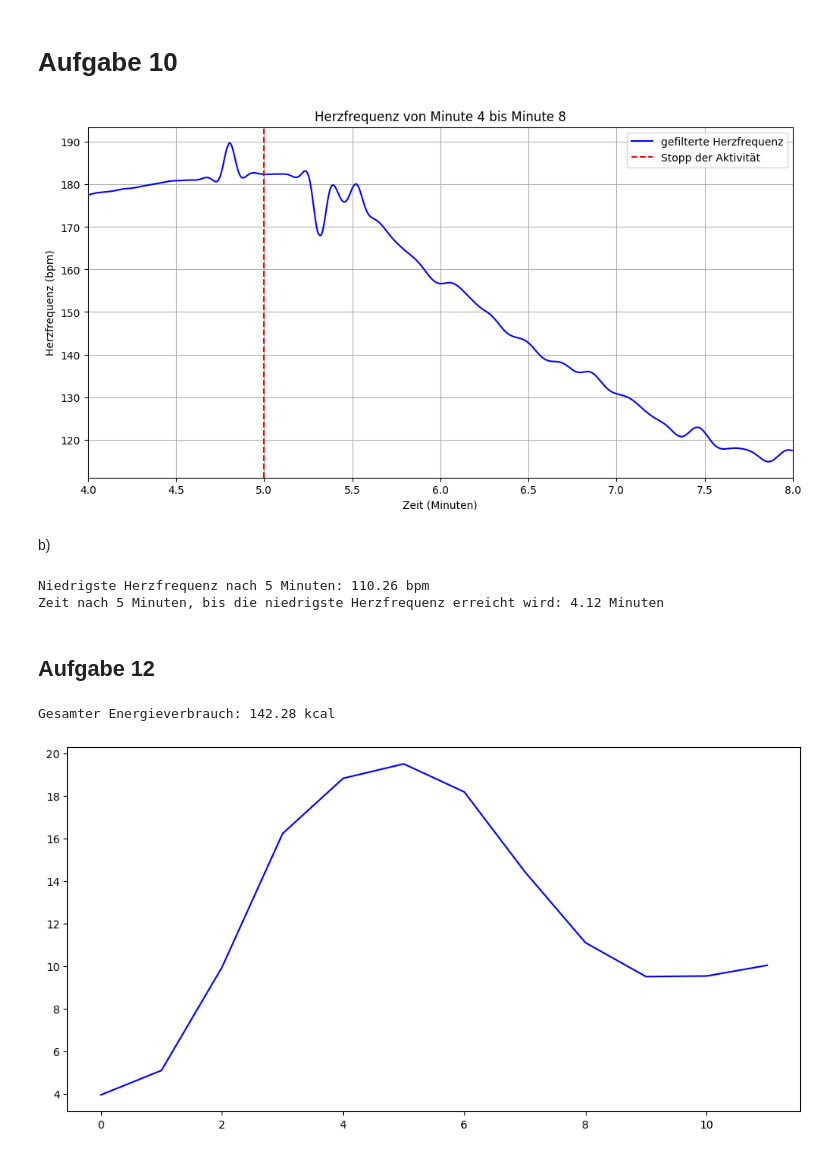
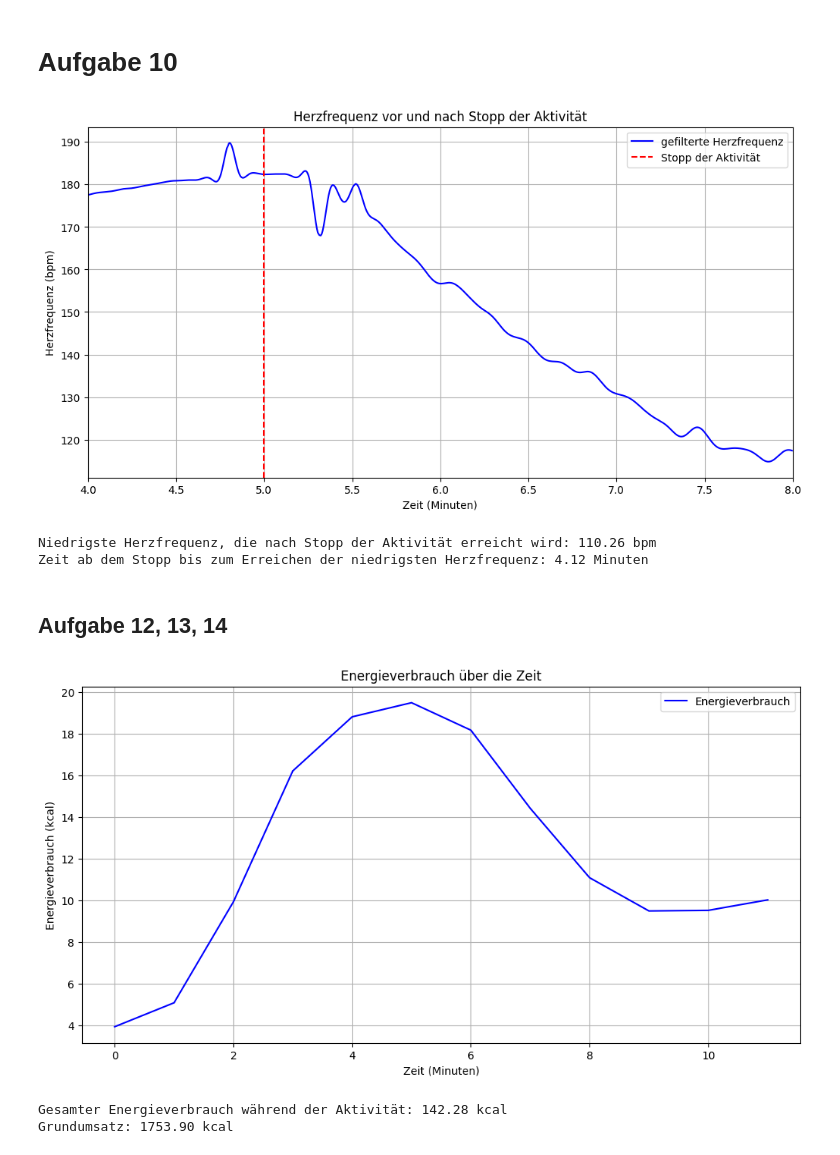
Before and after one commit to VPaulineC/Praktikum-2, a Jupyter notebook: Praktikum_2.ipynb, the cells around one changed output. Drawn from its saved outputs; the diff is of its cells as text; code cells hidden in the pictures.

```diff
--- a/Praktikum_2.ipynb
+++ b/Praktikum_2.ipynb
@@ -466,74 +402,87 @@ Die Dynamik des Herzfrequenzanstiegs zeigt sich, weil der Körper Zeit benötigt
 # %%
 start_time = 4  # Startzeit in Minuten
 end_time = 8  # Endzeit in Minuten
 mask = (heart_rate_time >= start_time) & (heart_rate_time <= end_time)
 heart_rate_time_segment = heart_rate_time[mask]
 heart_rate_filt_segment = heart_rate_filt[mask]
 
 # Plot der Herzfrequenz (4 bis 8 Minuten)
 plt.figure(figsize=(12, 6))
 plt.plot(heart_rate_time_segment, heart_rate_filt_segment, label='gefilterte Herzfrequenz', color='b')
 
 # Markierung bei Minute 5
 plt.axvline(x=5, color='r', linestyle='--', label='Stopp der Aktivität')
 
-plt.title('Herzfrequenz von Minute 4 bis Minute 8')
+plt.title('Herzfrequenz vor und nach Stopp der Aktivität')
 plt.xlabel('Zeit (Minuten)')
 plt.ylabel('Herzfrequenz (bpm)')
 plt.legend()
 plt.grid()
 plt.xlim([start_time, end_time])  # Begrenzung auf 4 bis 8 Minuten
 plt.show()
 # %% [output]
-[figure, old version]
+[figure, new version]
-# %% [markdown]
-b)
 # %%
-# Schritt 1: Ab der fünften Minute die Herzfrequenz extrahieren
-time_threshold = 5  # in Minuten
+# Ab der fünften Minute die Herzfrequenz extrahieren
+time_threshold = 5
 after_five_minutes = heart_rate_time >= time_threshold
 heart_rate_after_five = heart_rate_filt[after_five_minutes]
 time_after_five = heart_rate_time[after_five_minutes]
 
-# Schritt 2: Niedrigste Herzfrequenz finden
+# Niedrigste Herzfrequenz finden
 min_heart_rate = np.min(heart_rate_after_five)
 min_heart_rate_time = time_after_five.iloc[np.argmin(heart_rate_after_five)]
 
-# Ausgabe des niedrigsten Herzfrequenzwerts und der Zeit, bis er nach 5 Minuten erreicht wird
-print(f"Niedrigste Herzfrequenz nach 5 Minuten: {min_heart_rate:.2f} bpm")
-print(f"Zeit nach 5 Minuten, bis die niedrigste Herzfrequenz erreicht wird: {min_heart_rate_time - time_threshold:.2f} Minuten")
+# Ausgabe der niedrigsten Herzfrequenz
+print(f"Niedrigste Herzfrequenz, die nach Stopp der Aktivität erreicht wird: {min_heart_rate:.2f} bpm")
+print(f"Zeit ab dem Stopp bis zum Erreichen der niedrigsten Herzfrequenz: {min_heart_rate_time - time_threshold:.2f} Minuten")
 # %% [output]
-Niedrigste Herzfrequenz nach 5 Minuten: 110.26 bpm
-Zeit nach 5 Minuten, bis die niedrigste Herzfrequenz erreicht wird: 4.12 Minuten
+Niedrigste Herzfrequenz, die nach Stopp der Aktivität erreicht wird: 110.26 bpm
+Zeit ab dem Stopp bis zum Erreichen der niedrigsten Herzfrequenz: 4.12 Minuten
 # %% [markdown]
-## Aufgabe 12
+## Aufgabe 12, 13, 14
 # %%
+# gesamte Herzfrequenz
 heartrate_ges = []
 for i in range(0,len(heart_rate_filt),131):
     hr_min = np.mean(heart_rate_filt[i:(i+131)])
     heartrate_ges.append(float(hr_min))
 
-#print(herzrate_ges)
+#print(heartrate_ges)
 
+# Variablen definieren
 energy_ges = [3.94,]
-Gewicht=67
-Körpergröße=188
-Ruhepuls = 60.19
-alter = 25
-hf_max = 206-(alter*0.88)
+weight=67
+body_height=188
+resting_hr = 60.19
+age = 25
+hr_max = 206-(age*0.88)
 
+# Energieverbrauch berechnen
 for hr_avg in heartrate_ges:
-    HRR = 100*(hr_avg-Ruhepuls)/(hf_max-alter-Ruhepuls)
-    energieverbrauch = (1.004+0.0250*HRR+0.01088*Gewicht+0.00177*Gewicht*HRR)
+    HRR = 100*(hr_avg-resting_hr)/(hr_max-age-resting_hr)
+    energieverbrauch = (1.004+0.0250*HRR+0.01088*weight+0.00177*weight*HRR)
     energy_ges.append(energieverbrauch)
 zeit = list(range(0,len(energy_ges)))
 
+#Energieverbrauch über die Zeit plotten
 plt.figure(figsize=(12, 6))
 plt.plot(zeit, energy_ges, label='Energieverbrauch', color='b')
+plt.legend()
+plt.title('Energieverbrauch über die Zeit')
+plt.grid()
+plt.xlabel('Zeit (Minuten)')
+plt.ylabel('Energieverbrauch (kcal)')
+plt.show()
 
 # gesamter Energieverbrauch
-gesamt_energieverbrauch = np.sum(energy_ges[1:])  # Ohne den ersten Wert (Initialwert)
-print(f"Gesamter Energieverbrauch: {gesamt_energieverbrauch:.2f} kcal")
+total_energy = np.sum(energy_ges[1:])  # Ohne den ersten Wert (Initialwert)
+print(f"Gesamter Energieverbrauch während der Aktivität: {total_energy:.2f} kcal")
+
+# Grundumsatz Andreas (Harris Benedict Formel)
+Grundumsatz = 66+(13.7*weight)+(5*body_height)-(6.8*age)
+print(f"Grundumsatz: {Grundumsatz:.2f} kcal")
 # %% [output]
+[figure, new version]
-Gesamter Energieverbrauch: 142.28 kcal
+Gesamter Energieverbrauch während der Aktivität: 142.28 kcal
+Grundumsatz: 1753.90 kcal
-[figure, old version]
```
Also changed, not shown: parts of 28 cells of this notebook, 1 other file.
